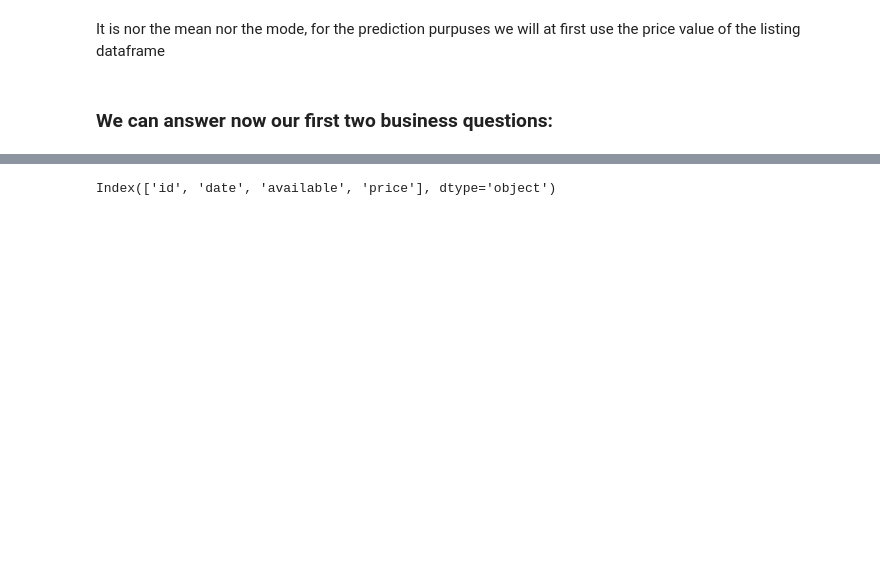
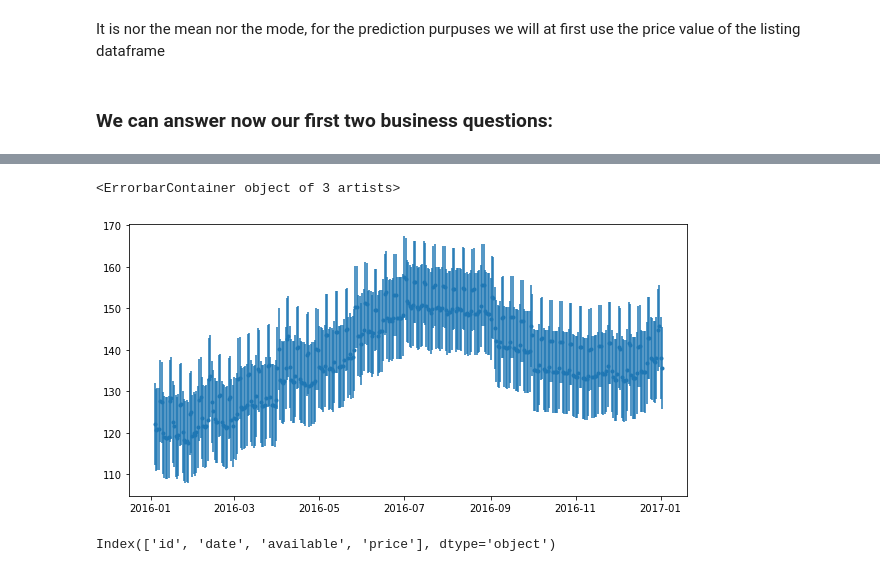
Before and after one commit to gderivas/DS_Nanodegree, a Jupyter notebook: project.ipynb, the cells around one changed output, grey strips where cells are left out. Cells and saved outputs as stored; diff of their text form; code cells hidden in the pictures; blank space fills up the shorter version.

```diff
--- a/project.ipynb
+++ b/project.ipynb
@@ -499,3 +506,9 @@ numpy.ndarray
+# %%
+plt.figure(figsize=(10,5))
+plt.errorbar(mean_prices['date'],mean_prices['price'], mean_prices['price'].std(), linestyle='None', marker='.')
+# %% [output]
+<ErrorbarContainer object of 3 artists>
+[figure, added]
 # %%
 calendar_df.rename(columns = {'listing_id':'id'},inplace=True)
 calendar_df.columns
```
Also changed, not shown: parts of 26 cells of this notebook.
